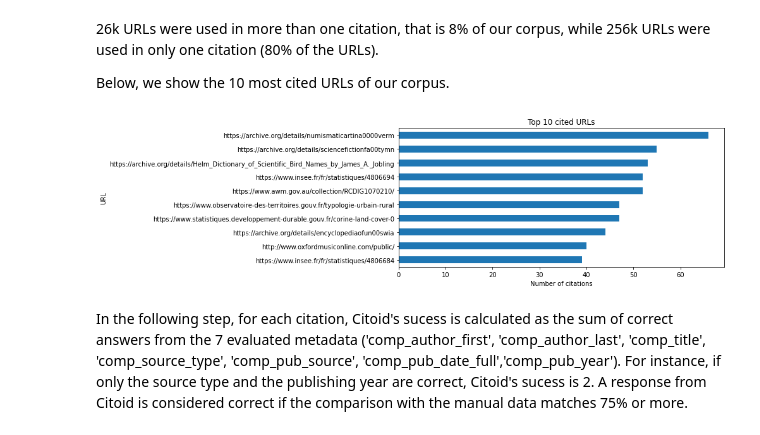
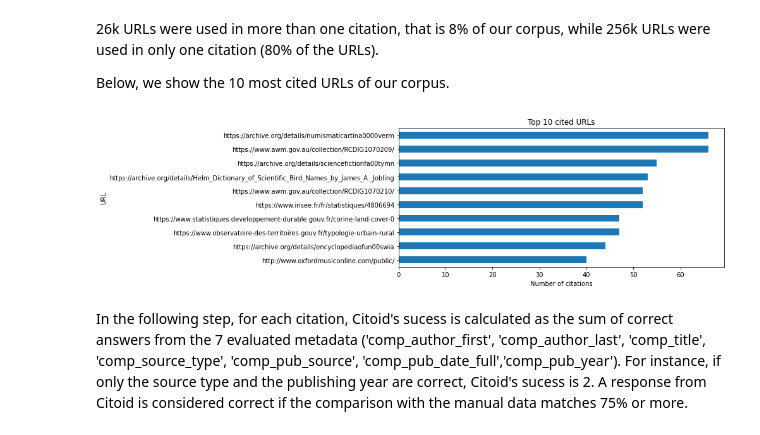
Before and after one commit to hdlabconicet/Web2Cit-research, a Jupyter notebook: understand-citoid-coverage.ipynb, the cells around one changed output. Saved outputs shown, nothing was run; the diff lists cells and outputs as text; code cells hidden in the pictures.

```diff
--- a/understand-citoid-coverage.ipynb
+++ b/understand-citoid-coverage.ipynb
@@ -1357,5 +1370,7 @@ In our corpus of manual citations gathered from featured articles, some URLs app
 
 First, the comparison scores for each URL are selected:
 # %%
-scores = comparison[['url','comp_author_first', 'comp_author_last', 'comp_title',
+scores = comparison[['url','source_type_citoid','wiki_lang', 'comp_author_first', 'comp_author_last', 'comp_title',
        'comp_source_type', 'comp_pub_source', 'comp_pub_date_full', 'comp_pub_year']].copy()
+
+scores
@@ -1388,15 +1417,17 @@ print(f"{len(url_counts_unique)} URLs were used in only one citation")
 
 Below, we show the 10 most cited URLs of our corpus.
 # %%
-ax = url_counts_several[10:0:-1].plot(figsize=[14,4], title="Top 10 cited URLs", legend=False, kind="barh")
+top_urls = url_counts_several.head(10).sort_values()
+
+ax = top_urls.plot(figsize=[14,4], title="Top 10 cited URLs", legend=False, kind="barh")
 ax.set_ylabel("URL")
 ax.set_xlabel("Number of citations")
 
 plt.tight_layout()
 plt.savefig("plots/top_cited_urls.png")
 plt.show()
 # %% [output]
-[figure, old version]
+[figure, new version]
 # %% [markdown]
 In the following step, for each citation, Citoid's sucess is calculated as the sum of correct answers from the 7 evaluated metadata ('comp_author_first', 'comp_author_last', 'comp_title', 'comp_source_type', 'comp_pub_source', 'comp_pub_date_full','comp_pub_year'). For instance, if only the source type and the publishing year are correct, Citoid's sucess is 2. A response from Citoid is considered correct if the comparison with the manual data matches 75% or more.
 # %%
```
Also changed, not shown: parts of 61 cells of this notebook, 6 other files.
